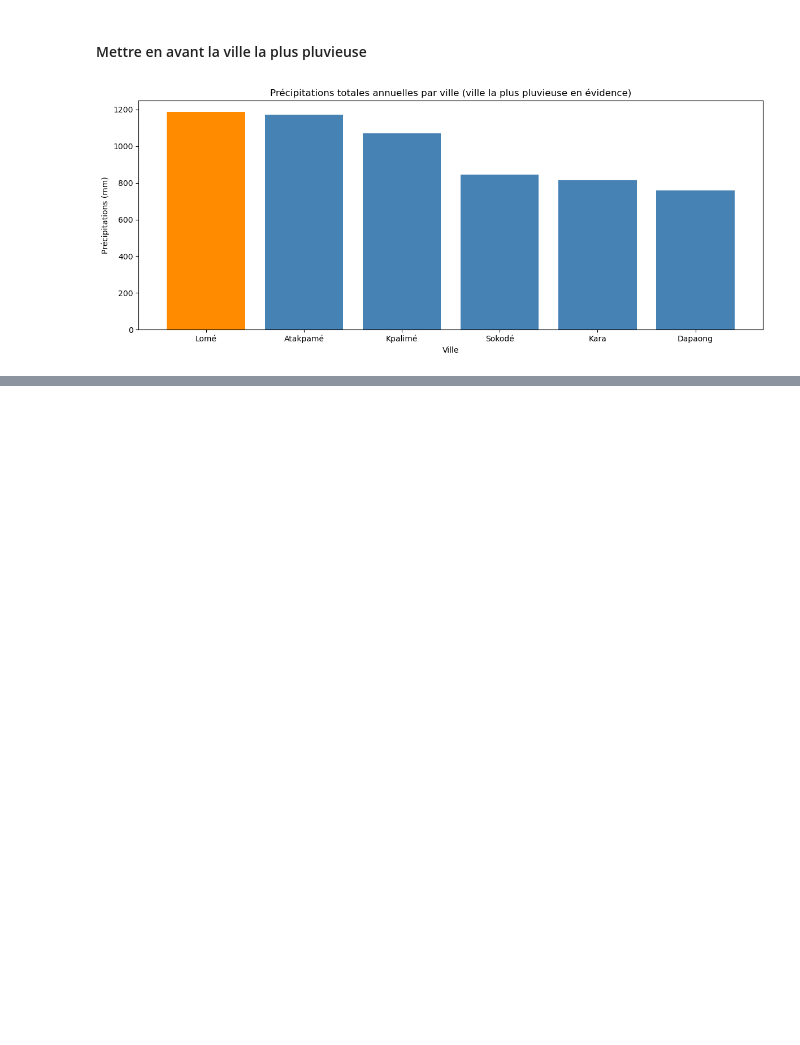
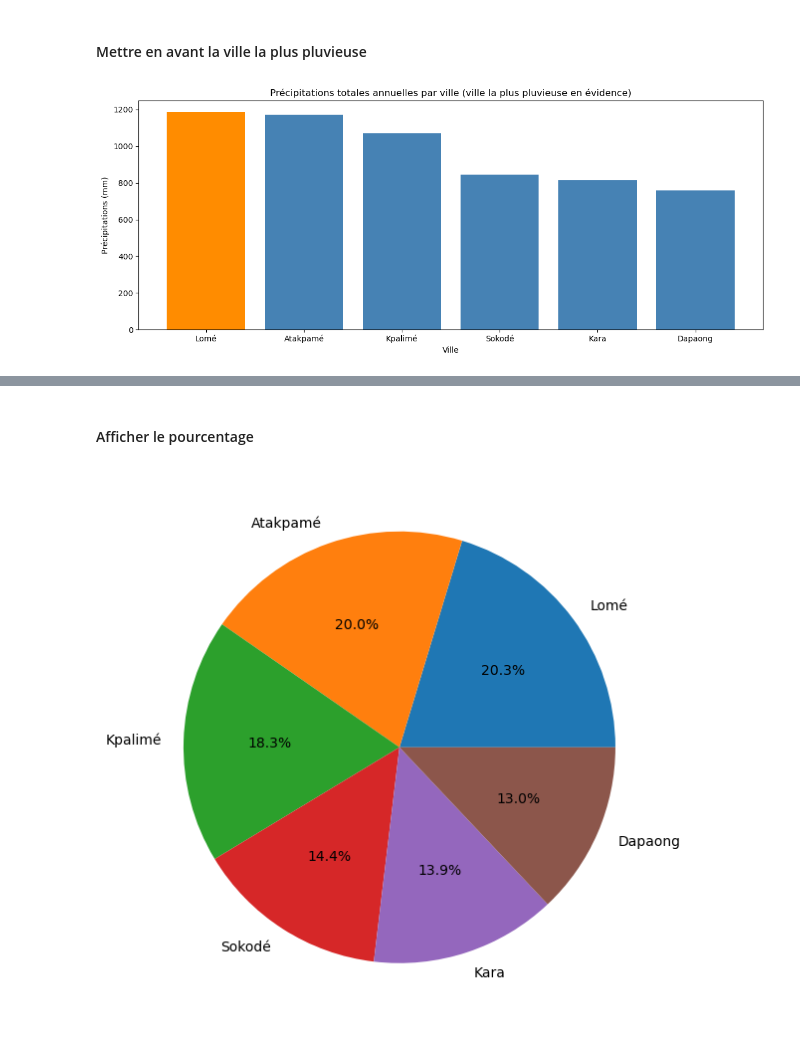
Before and after one commit to wilfriedx20/Analyse_Data_Frame, a Jupyter notebook: meteo_togo_plt/meteo.ipynb, the cells around one changed output, grey strips where cells are left out. Saved outputs shown, nothing was run; the diff lists cells and outputs as text; code cells hidden in the pictures; blank space fills up the shorter version.

```diff
--- a/meteo_togo_plt/meteo.ipynb
+++ b/meteo_togo_plt/meteo.ipynb
@@ -100,0 +110,10 @@ plt.show()
+# %% [markdown]
+#### Afficher le pourcentage
+# %%
+plt.figure(figsize=(7,10))
+
+plt.pie(labels=precip_ville.index, x=precip_ville.values, autopct='%1.1f%%')
+plt.title("otal des précipitations sur l'année pour chaque ville")
+plt.show()
+# %% [output]
+[figure, added]
```
Also changed, not shown: parts of 2 cells of this notebook.
